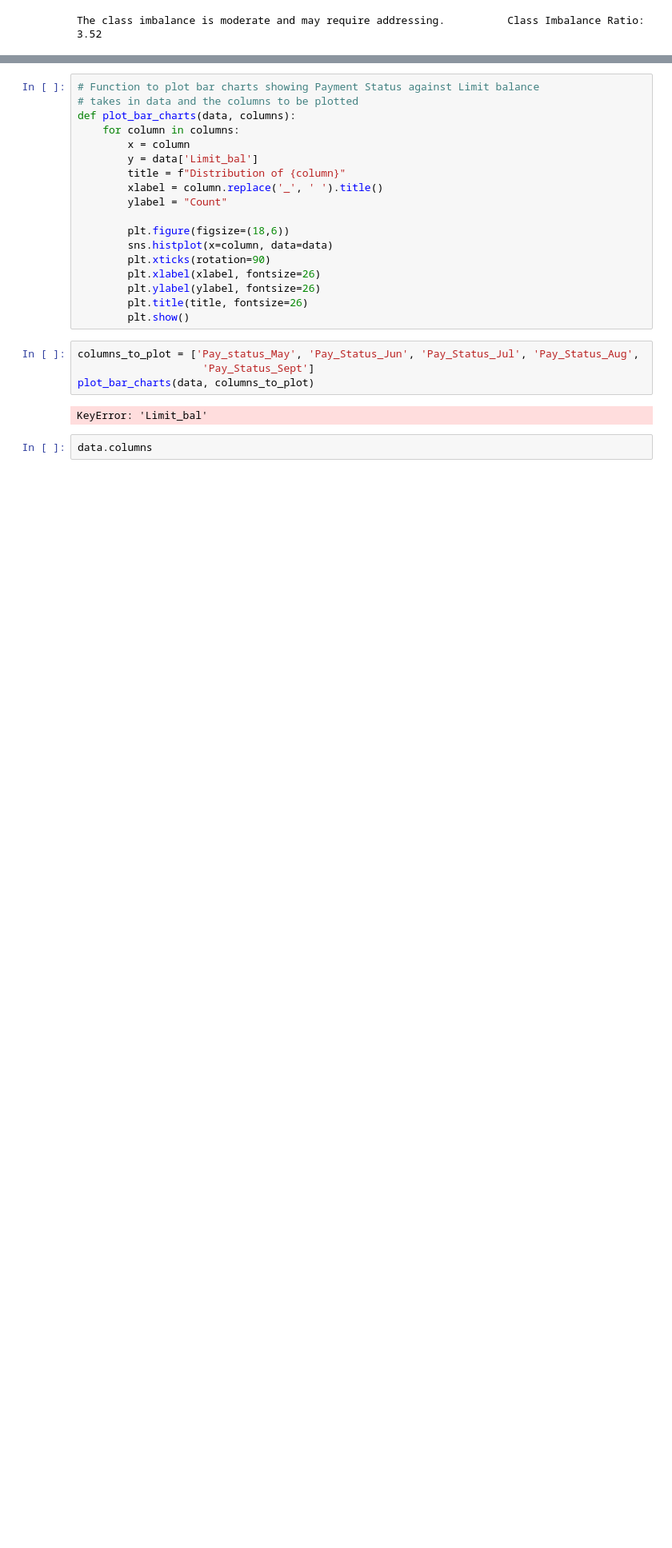
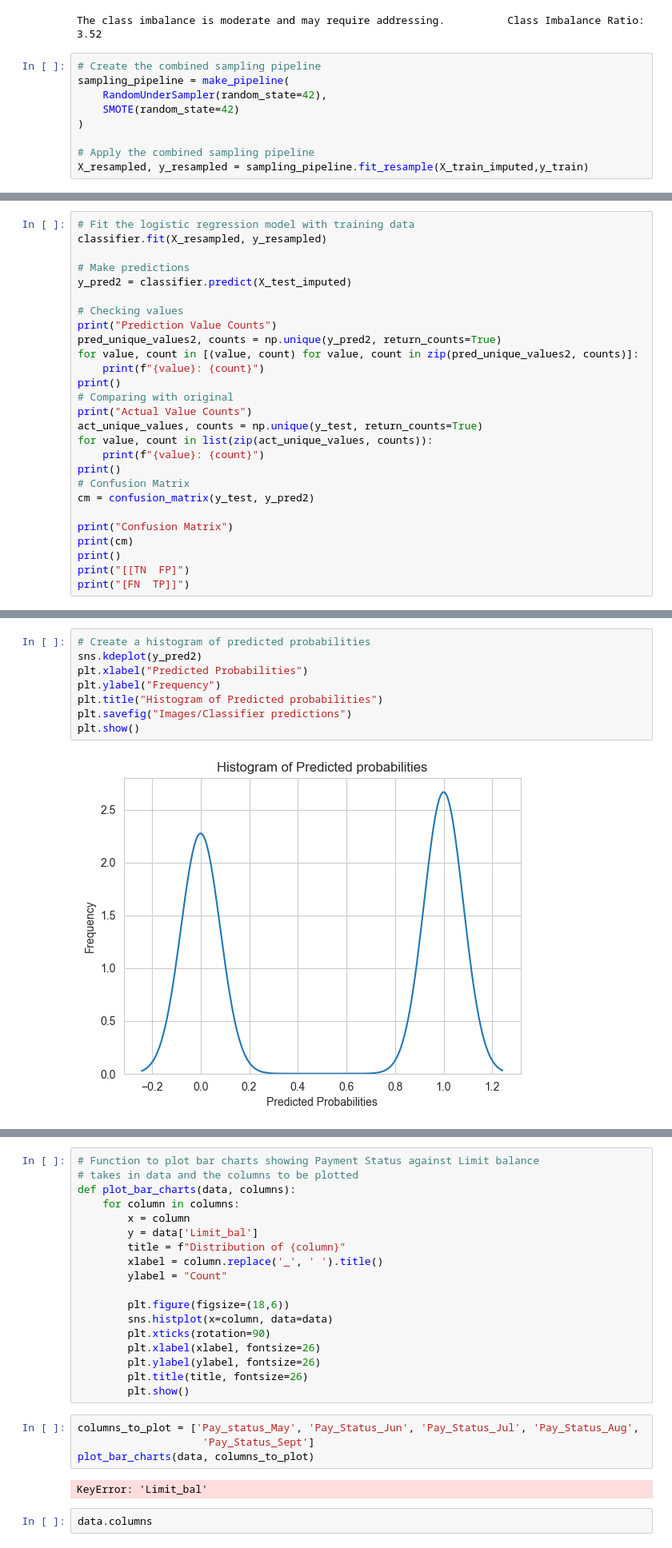
Before and after one commit to Imacharia/Default_predictor, a Jupyter notebook: Credit card default analysis.ipynb, the cells around one changed output, grey strips where cells are left out. Shown at 80% size. Drawn from its saved outputs; the diff is of its cells as text; blank space fills up the shorter version.

Commit message:
classsifier model with predictions

```diff
--- a/Credit card default analysis.ipynb
+++ b/Credit card default analysis.ipynb
@@ -637,3 +643,12 @@ print(f"The class imbalance is {severity}.  \
         Class Imbalance Ratio: {imbalance_ratio: .2f}")
 # %% [output]
 The class imbalance is moderate and may require addressing.          Class Imbalance Ratio:  3.52
+# %%
+# Create the combined sampling pipeline
+sampling_pipeline = make_pipeline(
+    RandomUnderSampler(random_state=42),
+    SMOTE(random_state=42)
+)
+
+# Apply the combined sampling pipeline
+X_resampled, y_resampled = sampling_pipeline.fit_resample(X_train_imputed,y_train)
@@ -639,0 +710,27 @@ The class imbalance is moderate and may require addressing.          Class Imbal
+# %%
+# Fit the logistic regression model with training data
+classifier.fit(X_resampled, y_resampled)
+
+# Make predictions
+y_pred2 = classifier.predict(X_test_imputed)
+
+# Checking values
+print("Prediction Value Counts")
+pred_unique_values2, counts = np.unique(y_pred2, return_counts=True)
+for value, count in [(value, count) for value, count in zip(pred_unique_values2, counts)]:
+    print(f"{value}: {count}")
+print()
+# Comparing with original
+print("Actual Value Counts")
+act_unique_values, counts = np.unique(y_test, return_counts=True)
+for value, count in list(zip(act_unique_values, counts)):
+    print(f"{value}: {count}")
+print()
+# Confusion Matrix
+cm = confusion_matrix(y_test, y_pred2)
+
+print("Confusion Matrix")
+print(cm)
+print()
+print("[[TN  FP]")
+print("[FN  TP]]")
@@ -639,0 +791,10 @@ The class imbalance is moderate and may require addressing.          Class Imbal
+# %%
+# Create a histogram of predicted probabilities
+sns.kdeplot(y_pred2)
+plt.xlabel("Predicted Probabilities")
+plt.ylabel("Frequency")
+plt.title("Histogram of Predicted probabilities")
+plt.savefig("Images/Classifier predictions")
+plt.show()
+# %% [output]
+[figure, added]
```
Also changed, not shown: parts of 15 cells of this notebook, 6 other files.
